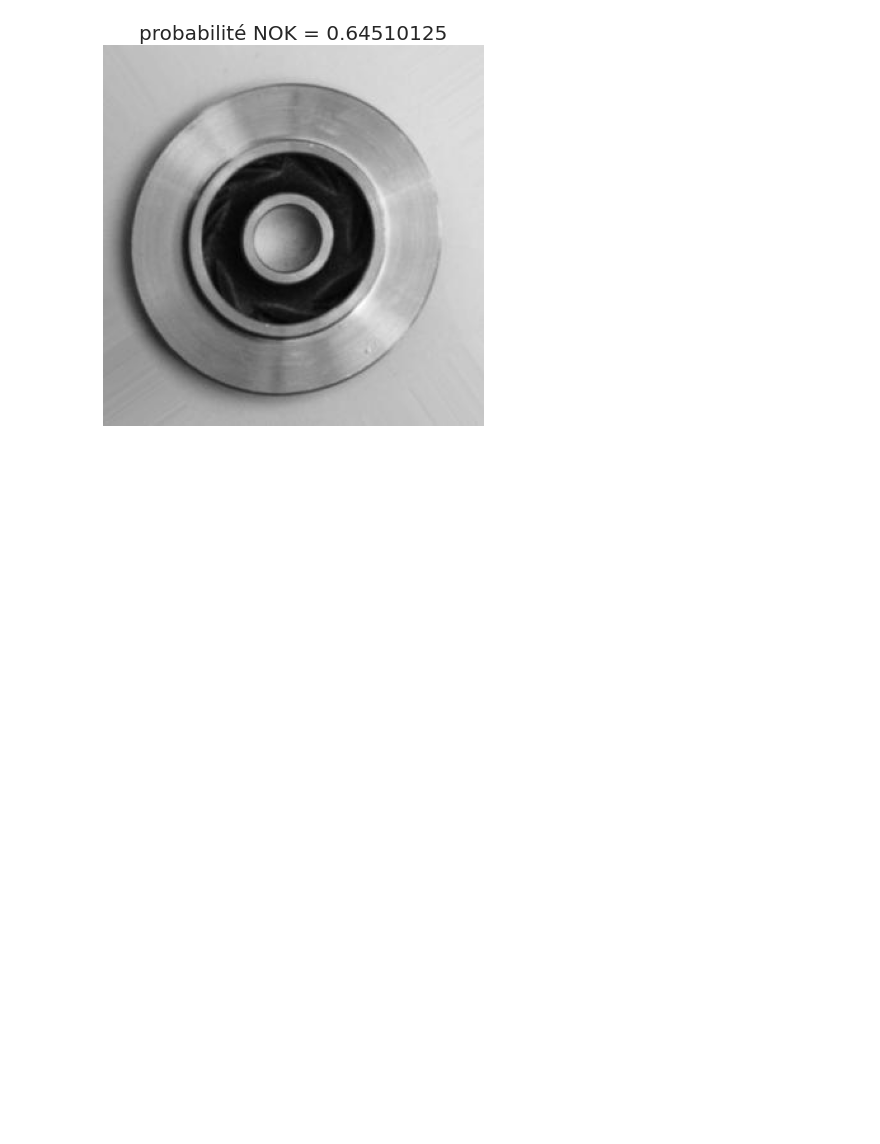
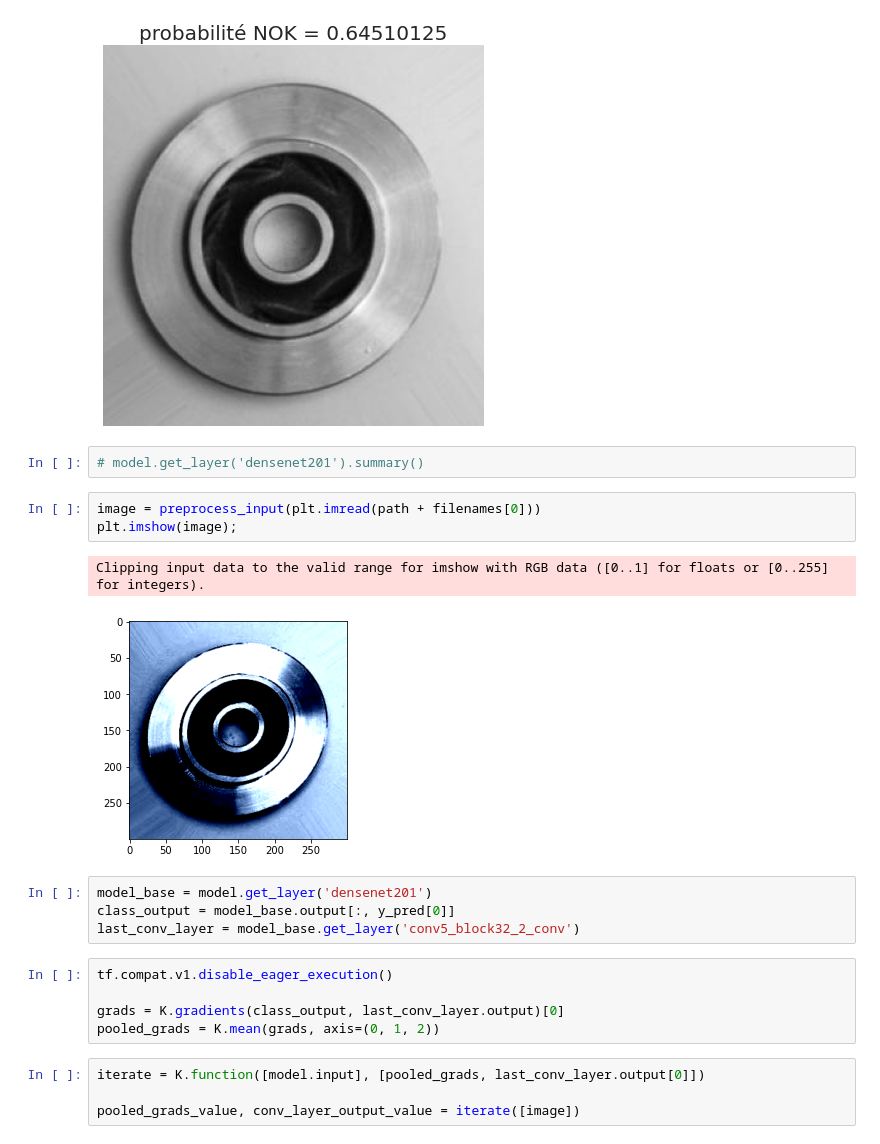
Before and after one commit to yann112/Cast_Iron, a Jupyter notebook: Cast_Iron_densenet_1.ipynb, the cells around one changed output. Cells and saved outputs as stored; diff of their text form; blank space fills up the shorter version.

```diff
--- a/Cast_Iron_densenet_1.ipynb
+++ b/Cast_Iron_densenet_1.ipynb
@@ -361,3 +363,24 @@ img = plt.imread(path + filenames[faux_positif[0]])
 plt.imshow(img);
 # %% [output]
 [figure]
+# %%
+# model.get_layer('densenet201').summary()
+# %%
+image = preprocess_input(plt.imread(path + filenames[0]))
+plt.imshow(image);
+# %% [output]
+Clipping input data to the valid range for imshow with RGB data ([0..1] for floats or [0..255] for integers).
+[figure, added]
+# %%
+model_base = model.get_layer('densenet201')
+class_output = model_base.output[:, y_pred[0]]
+last_conv_layer = model_base.get_layer('conv5_block32_2_conv')
+# %%
+tf.compat.v1.disable_eager_execution()
+
+grads = K.gradients(class_output, last_conv_layer.output)[0]
+pooled_grads = K.mean(grads, axis=(0, 1, 2))
+# %%
+iterate = K.function([model.input], [pooled_grads, last_conv_layer.output[0]])
+
+pooled_grads_value, conv_layer_output_value = iterate([image])
```
Also changed, not shown: parts of 1 cell of this notebook.
